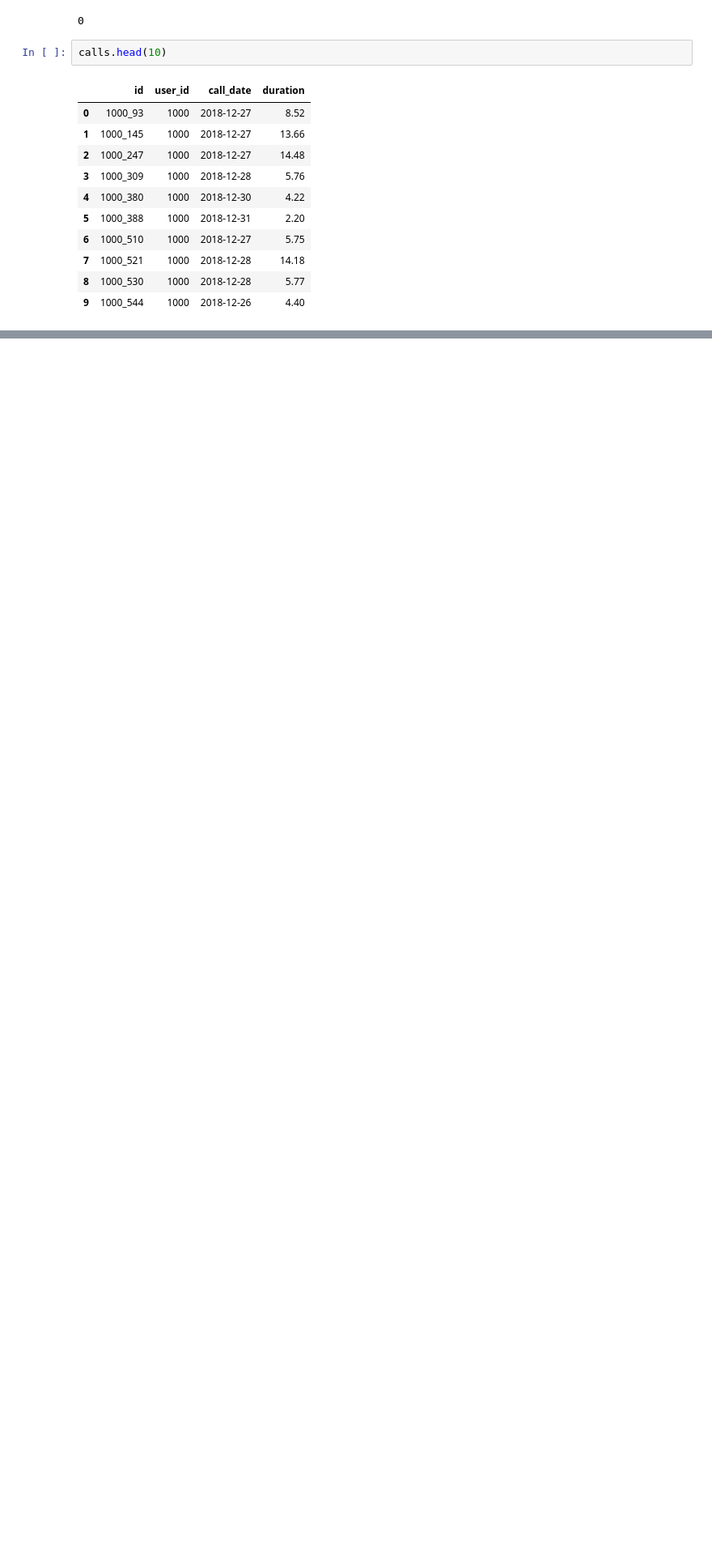
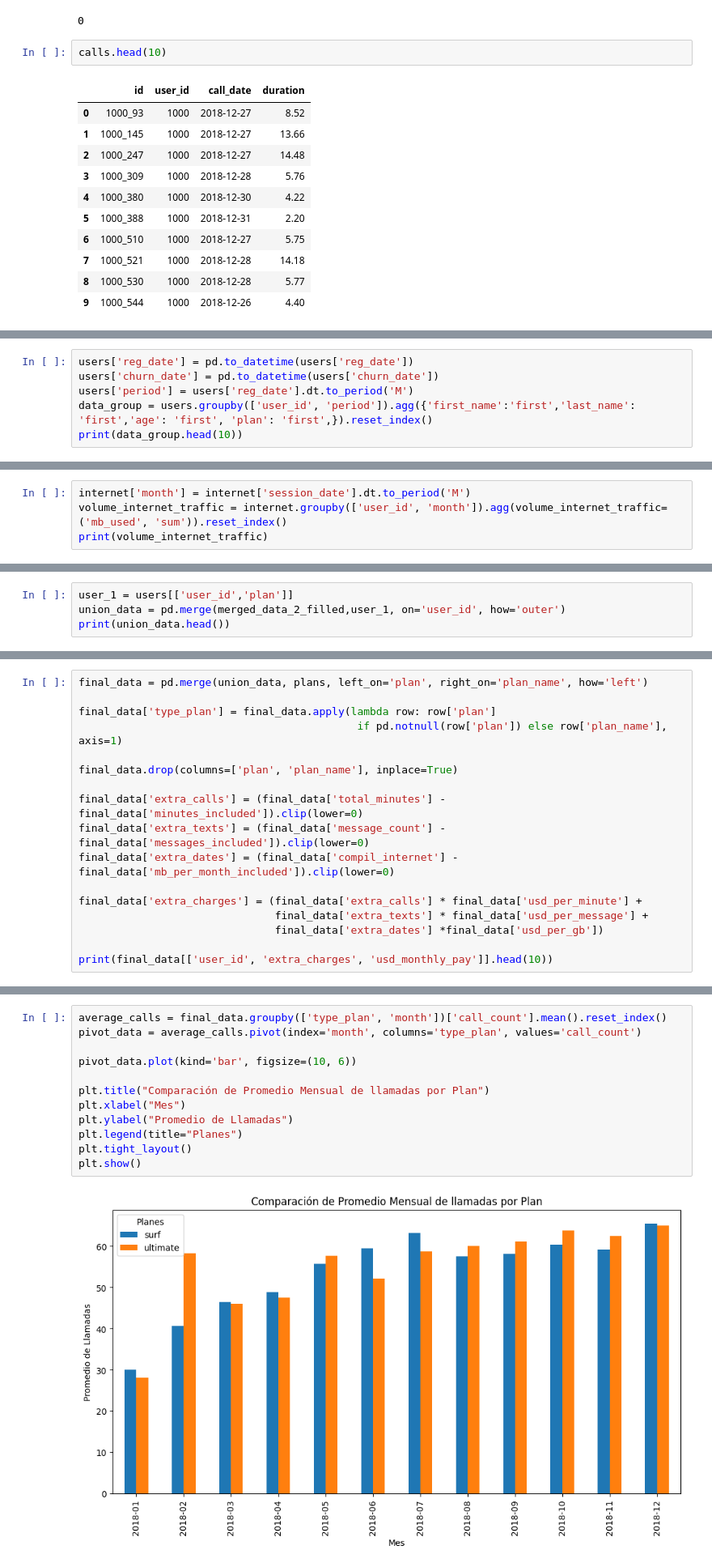
Before and after one commit to Rom5262/Llamadas, a Jupyter notebook: telefonos.ipynb, the cells around one changed output, grey strips where cells are left out. Shown at 81% size. Saved outputs shown, nothing was run; the diff lists cells and outputs as text; blank space fills up the shorter version.

```diff
--- a/telefonos.ipynb
+++ b/telefonos.ipynb
@@ -227,0 +411,6 @@ calls.head(10)
+# %%
+users['reg_date'] = pd.to_datetime(users['reg_date'])
+users['churn_date'] = pd.to_datetime(users['churn_date'])
+users['period'] = users['reg_date'].dt.to_period('M')
+data_group = users.groupby(['user_id', 'period']).agg({'first_name':'first','last_name': 'first','age': 'first', 'plan': 'first',}).reset_index()
+print(data_group.head(10))
@@ -227,0 +461,4 @@ calls.head(10)
+# %%
+internet['month'] = internet['session_date'].dt.to_period('M')
+volume_internet_traffic = internet.groupby(['user_id', 'month']).agg(volume_internet_traffic=('mb_used', 'sum')).reset_index()
+print(volume_internet_traffic)
@@ -227,0 +520,4 @@ calls.head(10)
+# %%
+user_1 = users[['user_id','plan']]
+union_data = pd.merge(merged_data_2_filled,user_1, on='user_id', how='outer')
+print(union_data.head())
@@ -227,0 +567,17 @@ calls.head(10)
+# %%
+final_data = pd.merge(union_data, plans, left_on='plan', right_on='plan_name', how='left')
+
+final_data['type_plan'] = final_data.apply(lambda row: row['plan']
+                                            if pd.notnull(row['plan']) else row['plan_name'], axis=1)
+
+final_data.drop(columns=['plan', 'plan_name'], inplace=True)
+
+final_data['extra_calls'] = (final_data['total_minutes'] - final_data['minutes_included']).clip(lower=0)
+final_data['extra_texts'] = (final_data['message_count'] - final_data['messages_included']).clip(lower=0)
+final_data['extra_dates'] = (final_data['compil_internet'] - final_data['mb_per_month_included']).clip(lower=0)
+
+final_data['extra_charges'] = (final_data['extra_calls'] * final_data['usd_per_minute'] +
+                               final_data['extra_texts'] * final_data['usd_per_message'] +
+                               final_data['extra_dates'] *final_data['usd_per_gb'])
+
+print(final_data[['user_id', 'extra_charges', 'usd_monthly_pay']].head(10))
@@ -227,0 +603,14 @@ calls.head(10)
+# %%
+average_calls = final_data.groupby(['type_plan', 'month'])['call_count'].mean().reset_index()
+pivot_data = average_calls.pivot(index='month', columns='type_plan', values='call_count')
+
+pivot_data.plot(kind='bar', figsize=(10, 6))
+
+plt.title("Comparación de Promedio Mensual de llamadas por Plan")
+plt.xlabel("Mes")
+plt.ylabel("Promedio de Llamadas")
+plt.legend(title="Planes")
+plt.tight_layout()
+plt.show()
+# %% [output]
+[figure, added]
```
Also changed, not shown: parts of 66 cells of this notebook.
